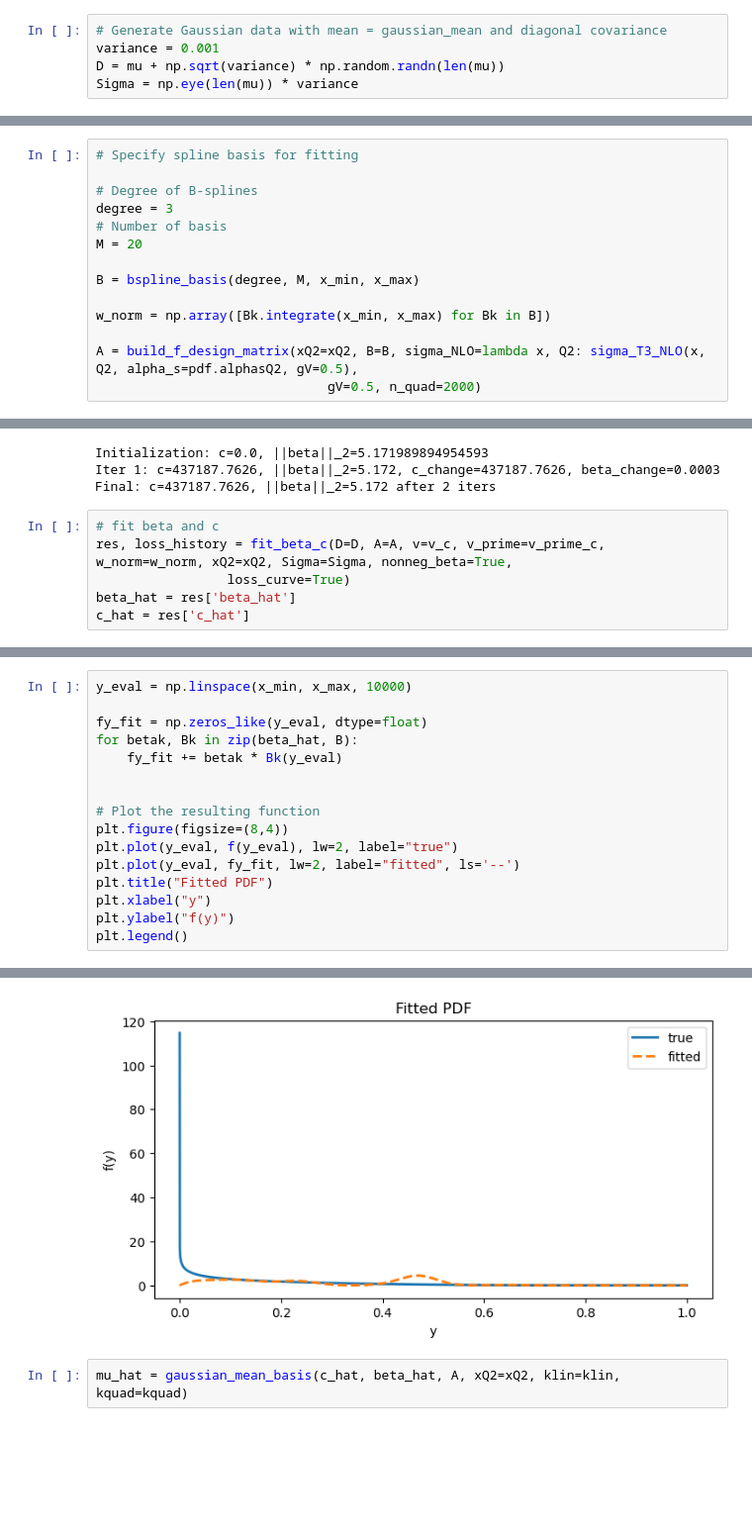
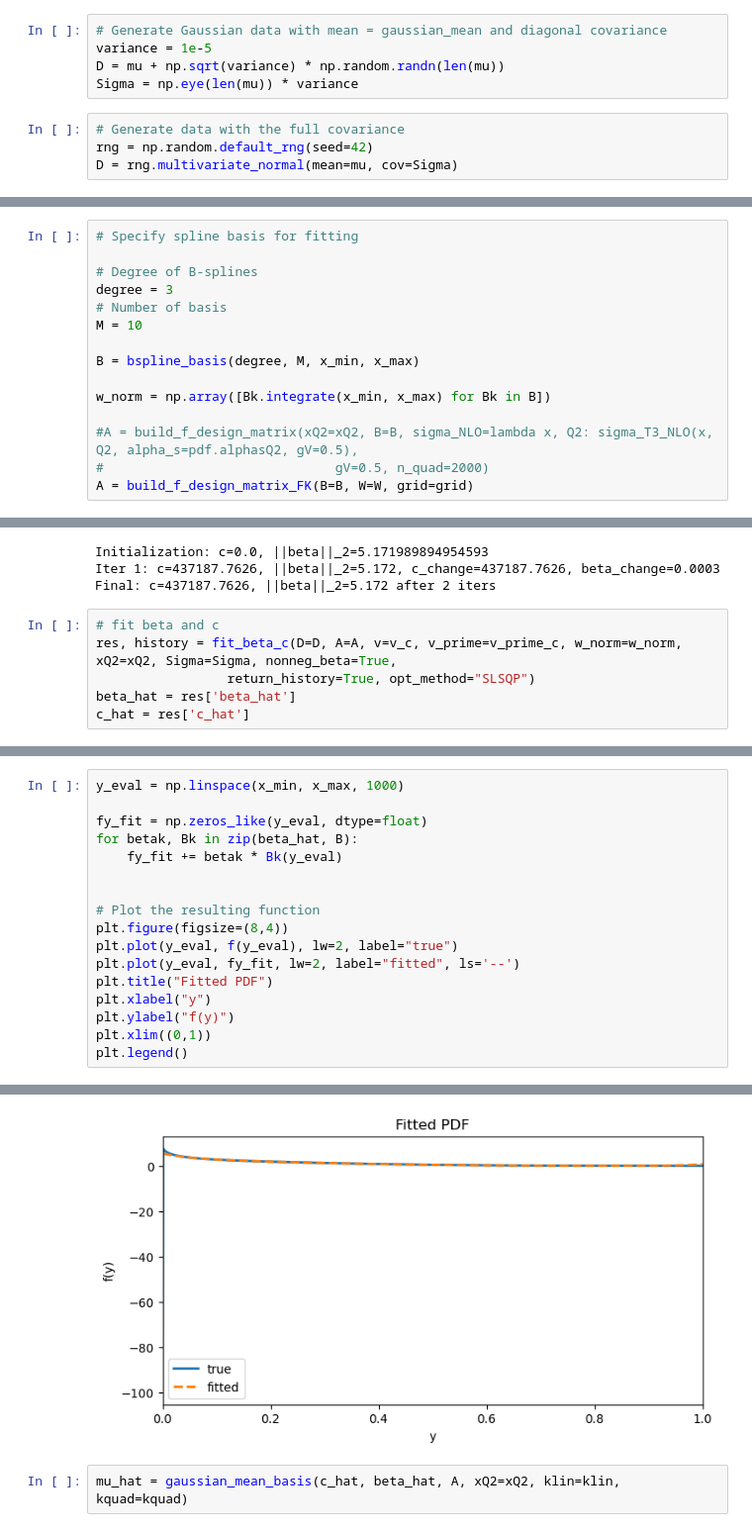
Before and after one commit to richardzhs/Semiparametric_Parameter_Estimation_PDF, a Jupyter notebook: real-model-demo.ipynb, the cells around one changed output, grey strips where cells are left out. Shown at 99% size. Drawn from its saved outputs; the diff is of its cells as text; blank space fills up the shorter version.

```diff
--- a/real-model-demo.ipynb
+++ b/real-model-demo.ipynb
@@ -1181,5 +1424,9 @@ mu = gaussian_mean(c=c, T=T, xQ2=xQ2, klin=klin, kquad=kquad)
 # %%
 # Generate Gaussian data with mean = gaussian_mean and diagonal covariance
-variance = 0.001
+variance = 1e-5
 D = mu + np.sqrt(variance) * np.random.randn(len(mu))
 Sigma = np.eye(len(mu)) * variance
+# %%
+# Generate data with the full covariance
+rng = np.random.default_rng(seed=42)
+D = rng.multivariate_normal(mean=mu, cov=Sigma)
@@ -1199,12 +1470,13 @@ plot_by_Q2({"T": T, "mu": mu, "D": D}, xQ2=xQ2, ncols=4, x_log_scale=True, serie
 # Degree of B-splines
 degree = 3
 # Number of basis
-M = 20
+M = 10
 
 B = bspline_basis(degree, M, x_min, x_max)
 
 w_norm = np.array([Bk.integrate(x_min, x_max) for Bk in B])
 
-A = build_f_design_matrix(xQ2=xQ2, B=B, sigma_NLO=lambda x, Q2: sigma_T3_NLO(x, Q2, alpha_s=pdf.alphasQ2, gV=0.5),
-                              gV=0.5, n_quad=2000)
+#A = build_f_design_matrix(xQ2=xQ2, B=B, sigma_NLO=lambda x, Q2: sigma_T3_NLO(x, Q2, alpha_s=pdf.alphasQ2, gV=0.5),
+#                              gV=0.5, n_quad=2000)
+A = build_f_design_matrix_FK(B=B, W=W, grid=grid)
 # %%
@@ -1219,7 +1491,7 @@ Iter 1: c=437187.7626, ||beta||_2=5.172, c_change=437187.7626, beta_change=0.000
 Final: c=437187.7626, ||beta||_2=5.172 after 2 iters
 # %%
 # fit beta and c
-res, loss_history = fit_beta_c(D=D, A=A, v=v_c, v_prime=v_prime_c, w_norm=w_norm, xQ2=xQ2, Sigma=Sigma, nonneg_beta=True,
-                 loss_curve=True)
+res, history = fit_beta_c(D=D, A=A, v=v_c, v_prime=v_prime_c, w_norm=w_norm, xQ2=xQ2, Sigma=Sigma, nonneg_beta=True,
+                 return_history=True, opt_method="SLSQP")
 beta_hat = res['beta_hat']
 c_hat = res['c_hat']
@@ -1253,22 +1557,23 @@ Normalization constraint: 1.0000000000000018
 # %%
-y_eval = np.linspace(x_min, x_max, 10000)
+y_eval = np.linspace(x_min, x_max, 1000)
 
 fy_fit = np.zeros_like(y_eval, dtype=float)
 for betak, Bk in zip(beta_hat, B):
     fy_fit += betak * Bk(y_eval)
 
 
 # Plot the resulting function
 plt.figure(figsize=(8,4))
 plt.plot(y_eval, f(y_eval), lw=2, label="true")
 plt.plot(y_eval, fy_fit, lw=2, label="fitted", ls='--')
 plt.title("Fitted PDF")
 plt.xlabel("y")
 plt.ylabel("f(y)")
+plt.xlim((0,1))
 plt.legend()
 # %% [output]
 <matplotlib.legend.Legend at 0x...>
-[figure, old version]
+[figure, new version]
 # %%
 mu_hat = gaussian_mean_basis(c_hat, beta_hat, A, xQ2=xQ2, klin=klin, kquad=kquad)
 # %%
```
Also changed, not shown: parts of 41 cells of this notebook, 3 other files.
